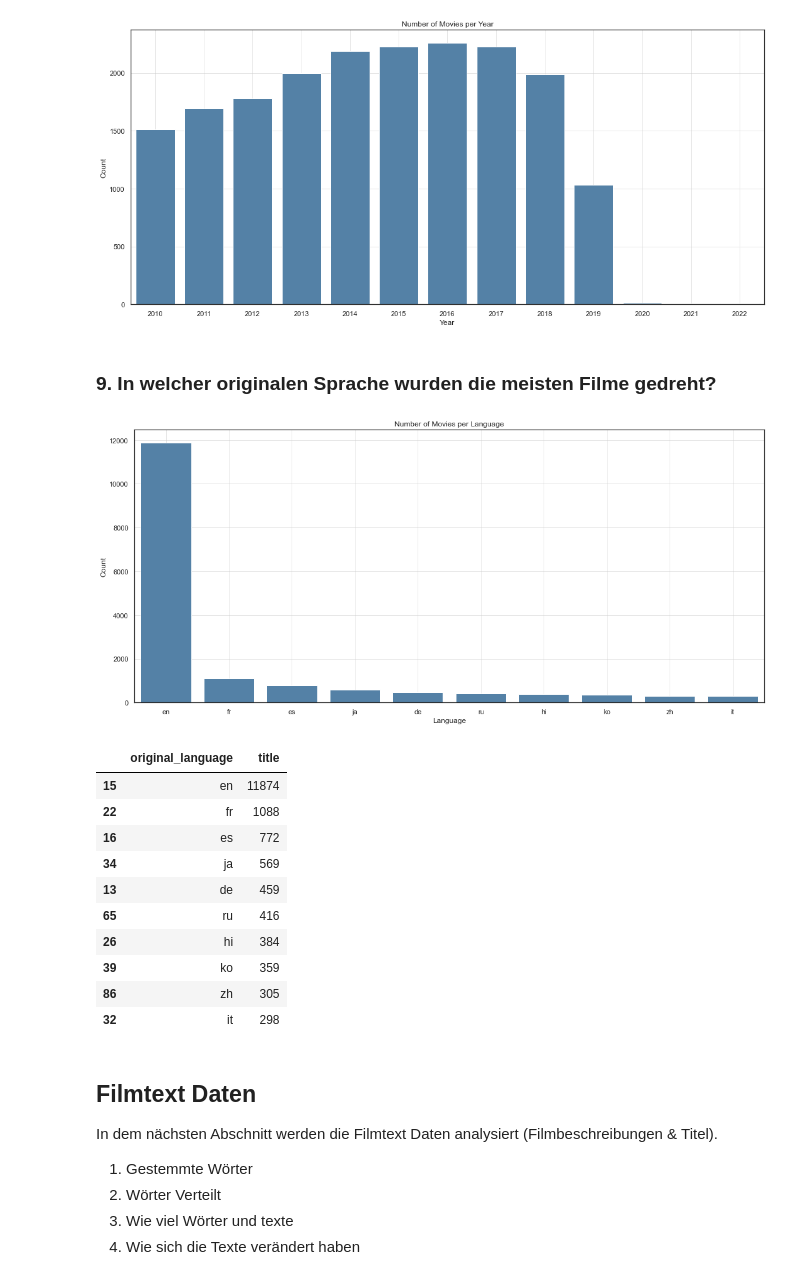
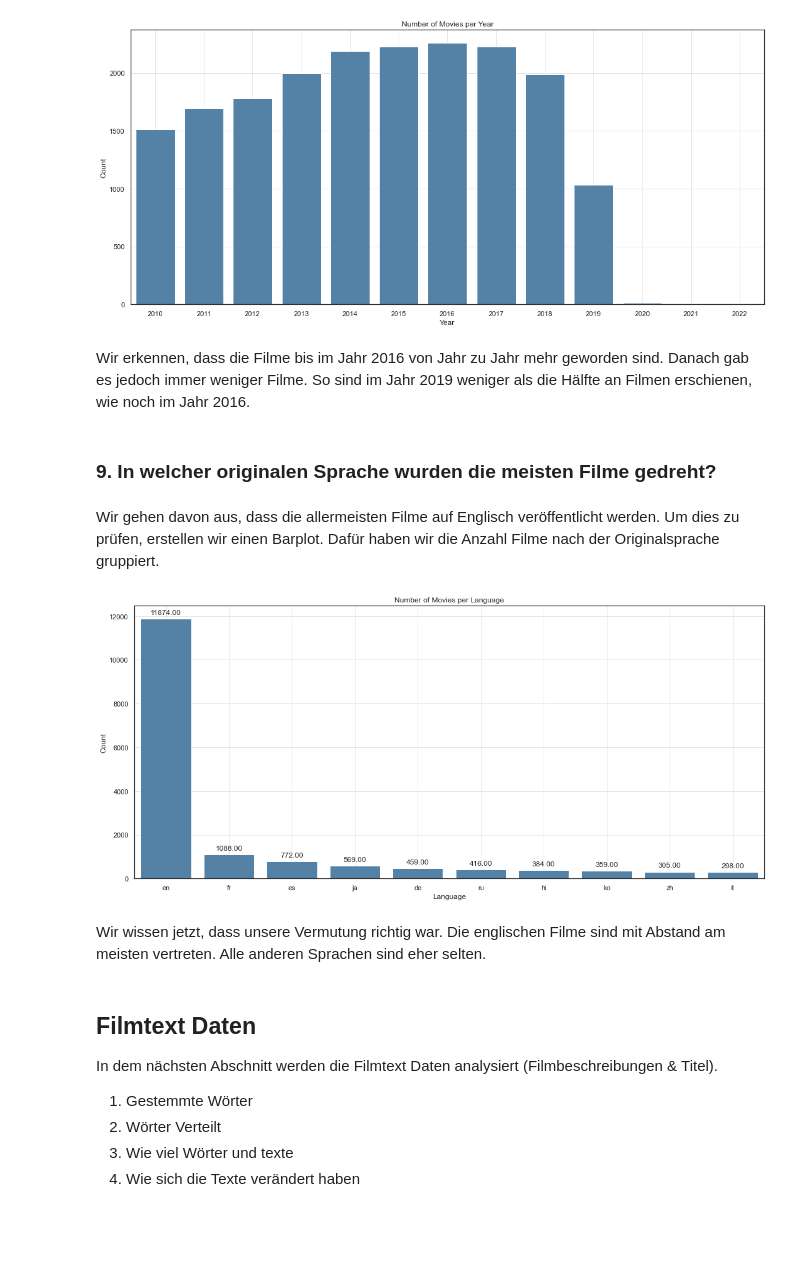
Before and after one commit to Luuzemp14/Cds1_Tinder-4-Movies, a Jupyter notebook: eda.ipynb, the cells around one changed output. Saved outputs shown, nothing was run; the diff lists cells and outputs as text; code cells hidden in the pictures; blank space fills up the shorter version.

```diff
--- a/eda.ipynb
+++ b/eda.ipynb
@@ -400,36 +402,32 @@ plt.grid(axis = "both", linewidth = 0.6, alpha = 0.8)
 plt.show()
 # %% [output]
 [figure]
+# %% [markdown]
+Wir erkennen, dass die Filme bis im Jahr 2016 von Jahr zu Jahr mehr geworden sind. Danach gab es jedoch immer weniger Filme. So sind im Jahr 2019 weniger als die Hälfte an Filmen erschienen, wie noch im Jahr 2016.
 # %% [markdown]
 ### 9. In welcher originalen Sprache wurden die meisten Filme gedreht?
+# %% [markdown]
+Wir gehen davon aus, dass die allermeisten Filme auf Englisch veröffentlicht werden. Um dies zu prüfen, erstellen wir einen Barplot. Dafür haben wir die Anzahl Filme nach der Originalsprache gruppiert.
 # %%
 # barplot with original language and show amount of movies per language
 ax = sns.barplot(data = df_movies_clean.groupby("original_language")["title"].count().reset_index().sort_values("title", ascending = False).head(10), x = "original_language", y = "title", color = "steelblue")
+
+# add value for each bar
+for p in ax.patches:
+    ax.annotate(format(p.get_height(), '.2f'), (p.get_x() + p.get_width() / 2., p.get_height()),
+                ha = 'center', va = 'center', xytext = (0, 10), textcoords = 'offset points')
 
 # set labels
 ax.set(xlabel = "Language", ylabel = "Count", title = "Number of Movies per Language")
 
 # add grid
 plt.grid(axis = "both", linewidth = 0.6, alpha = 0.8)
 
 plt.show()
 # %% [output]
-[figure, old version]
+[figure, new version]
-# %%
-# group by original language and show the 10 languages with the most movies
-df_movies_clean.groupby("original_language")["title"].count().reset_index().sort_values("title", ascending = False).head(10)
-# %% [output]
-|  | original_language | title |
-| 15 | en | 11874 |
-| 22 | fr | 1088 |
-| 16 | es | 772 |
-| 34 | ja | 569 |
-| 13 | de | 459 |
-| 65 | ru | 416 |
-| 26 | hi | 384 |
-| 39 | ko | 359 |
-| 86 | zh | 305 |
-| 32 | it | 298 |
+# %% [markdown]
+Wir wissen jetzt, dass unsere Vermutung richtig war. Die englischen Filme sind mit Abstand am meisten vertreten. Alle anderen Sprachen sind eher selten.
 # %% [markdown]
 ## Filmtext Daten
 
```
Also changed, not shown: parts of 17 cells of this notebook.
